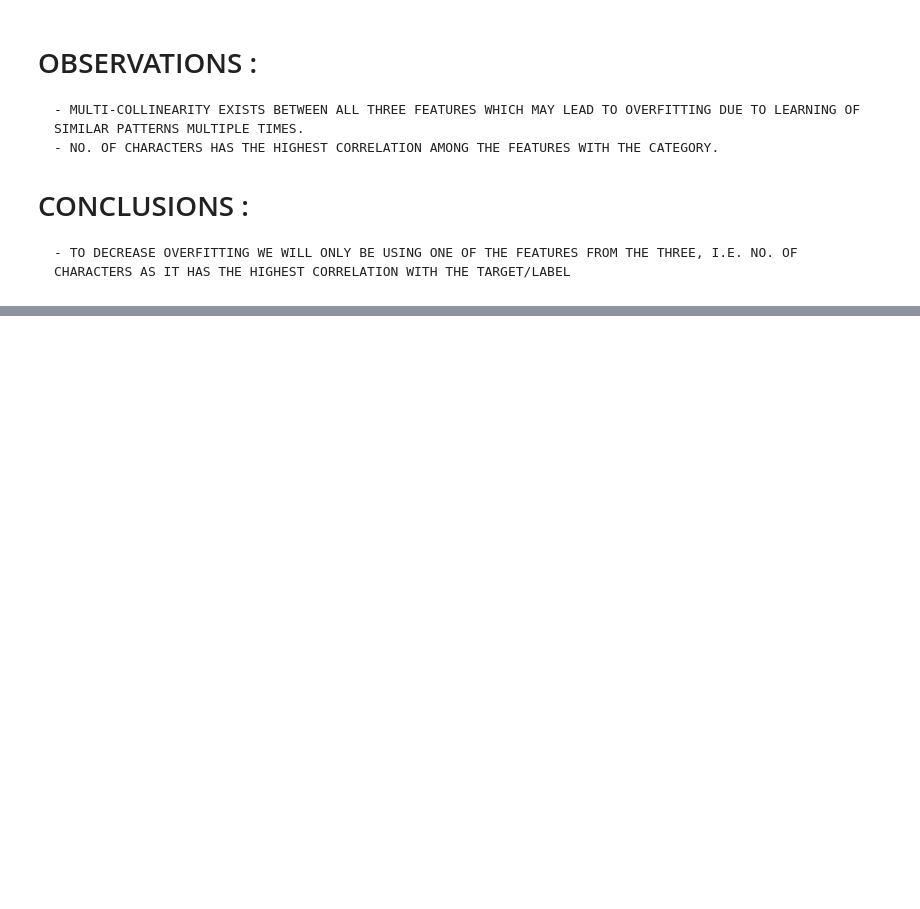
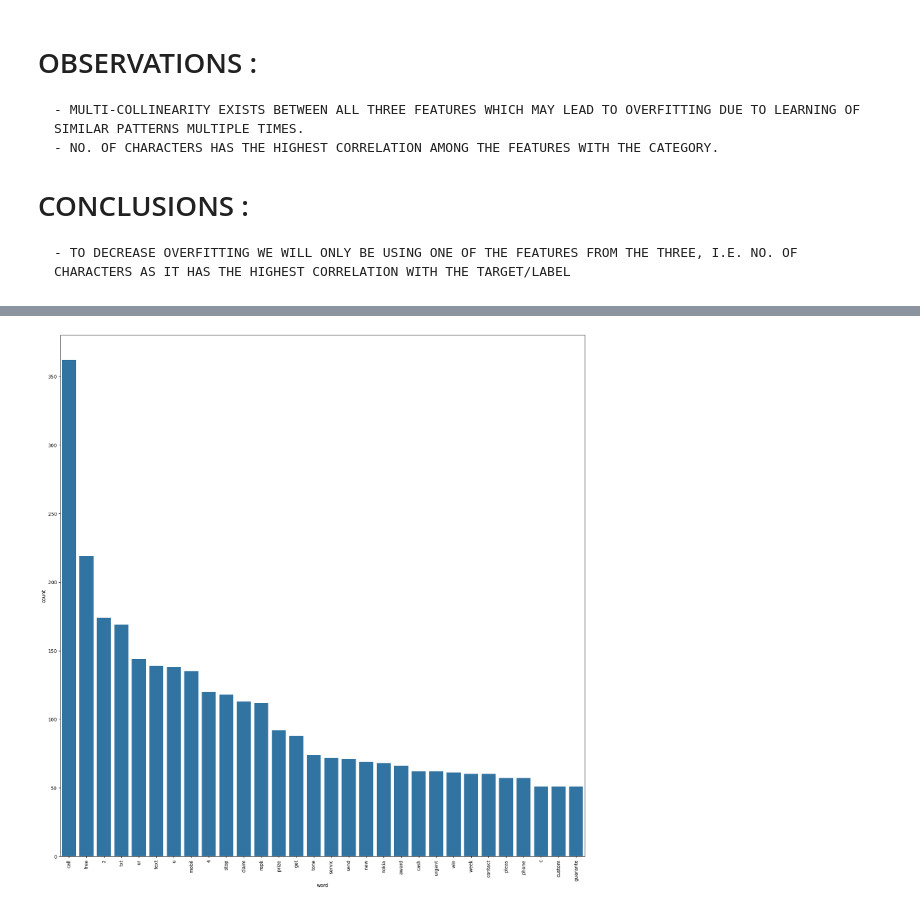
Before and after one commit to RMx-03/Email_Spam-Classifier, a Jupyter notebook: spam_classifier.ipynb, the cells around one changed output, grey strips where cells are left out. Saved outputs shown, nothing was run; the diff lists cells and outputs as text; code cells hidden in the pictures; blank space fills up the shorter version.

Commit message:
Data PreProcessing Complete phase 5

```diff
--- a/spam_classifier.ipynb
+++ b/spam_classifier.ipynb
@@ -219,0 +266,5 @@ plt.show()
+# %%
+# Stopword removal - those words that don't add meaning to the learning process (a, an, the, etc.)
+stop_words = set(stopwords.words('english'))  # set-unique collection of stopwords in english language
+df['tokens'] = df['tokens'].apply(lambda x: [word for word in x if word not in stop_words])  # removing the stopwords from the tokens
+df.head()
@@ -219,0 +338,19 @@ plt.show()
+# %%
+# simplifying the word cloud analysis
+# showcasing the top 30 words in both the spam messages
+spam_corpus = []  # list to store the words in spam messages
+for text in df[df['Category'] == 0]['tokens'].tolist():
+    for word in text.split():
+        spam_corpus.append(word)
+
+
+commonSpam = Counter(spam_corpus).most_common(30)
+commonSpam_df = pd.DataFrame(commonSpam, columns=['word', 'count'])
+
+plt.figure(figsize=(20, 20))
+
+sns.barplot(x=commonSpam_df['word'], y=commonSpam_df['count'])
+plt.xticks(rotation='vertical')
+plt.show()
+# %% [output]
+[figure, added]
```
Also changed, not shown: parts of 17 cells of this notebook.
